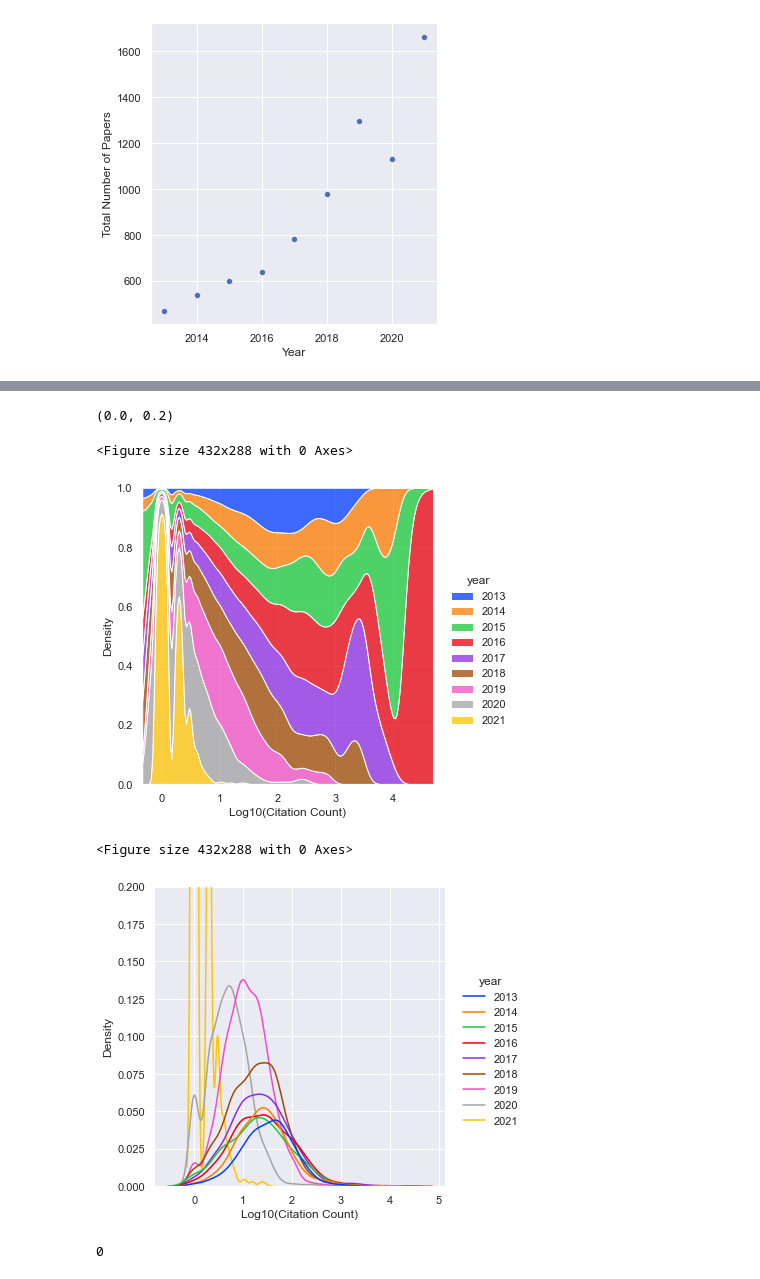
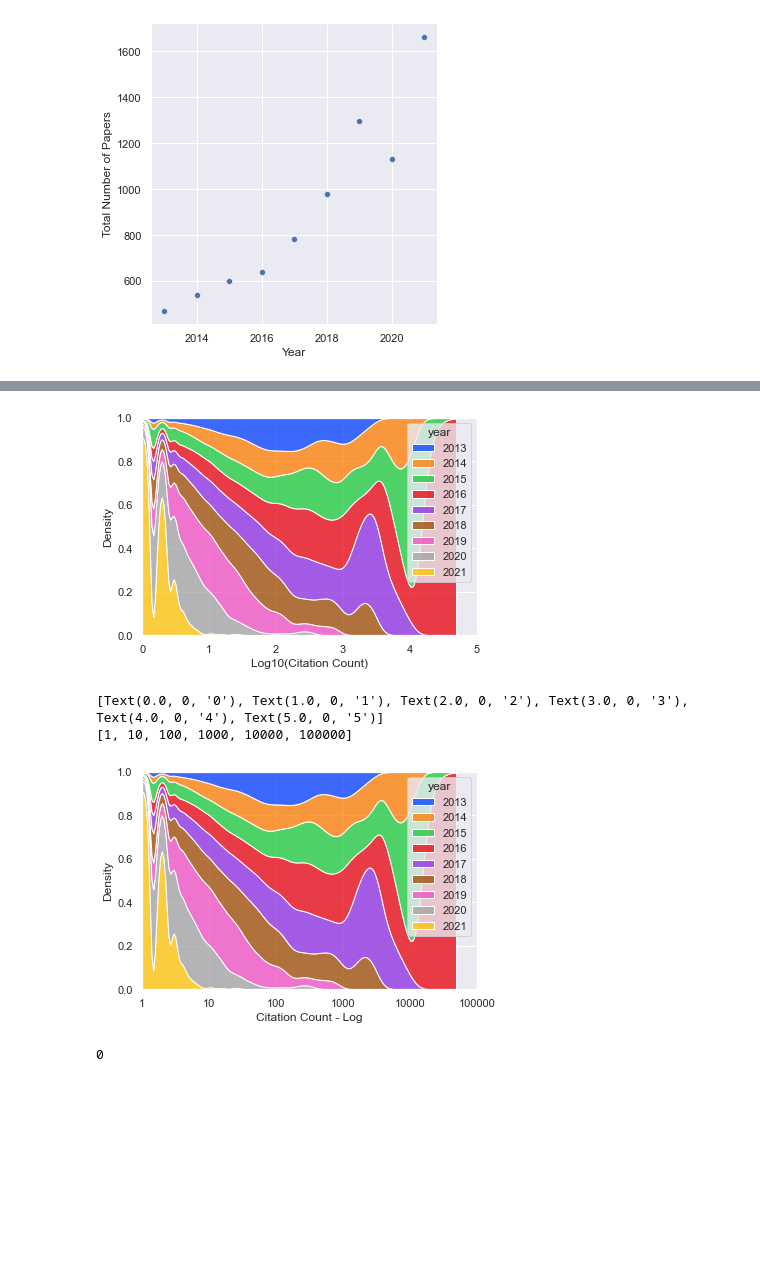
Before and after one commit to velatkilic/CVPR_Paper_Analysis_NLP, a Jupyter notebook: 1_eda_citation_vs_time.ipynb, the cells around one changed output, grey strips where cells are left out. Saved outputs shown, nothing was run; the diff lists cells and outputs as text; code cells hidden in the pictures; blank space fills up the shorter version.

```diff
--- a/1_eda_citation_vs_time.ipynb
+++ b/1_eda_citation_vs_time.ipynb
@@ -97,18 +117,29 @@ sns.ecdfplot(data=df, x="log_citation_count" )
 # %%
-plt.figure()
-sns.displot(data=df, x="log_citation_count", hue="year", kind="kde", multiple="fill", palette=sns.color_palette("bright",9))
+fig, axs = plt.subplots(1,1)
+sns.kdeplot(data=df, x="log_citation_count", hue="year", multiple="fill", palette=sns.color_palette("bright",9), ax=axs)
 plt.xlabel("Log10(Citation Count)")
-
-plt.figure()
-sns.displot(data=df, x="log_citation_count", hue="year", kind="kde", palette=sns.color_palette("bright",9))
-plt.xlabel("Log10(Citation Count)")
-plt.ylim(0, 0.2)
+axs.set_xlim(0, 5)
+locs, labels = plt.xticks()
+plt.show()
+print(labels)
+print([int(10 ** float(i.get_text())) for i in labels])
+# plt.figure()
+# sns.displot(data=df, x="log_citation_count", hue="year", kind="kde", palette=sns.color_palette("bright",9))
+# plt.xlabel("Log10(Citation Count)")
+# plt.ylim(0, 0.2)
 # %% [output]
+[figure, new version]
-(0.0, 0.2)
+[Text(0.0, 0, '0'), Text(1.0, 0, '1'), Text(2.0, 0, '2'), Text(3.0, 0, '3'), Text(4.0, 0, '4'), Text(5.0, 0, '5')]
+[1, 10, 100, 1000, 10000, 100000]
-<Figure size 432x288 with 0 Axes>
-[figure, old version]
-<Figure size 432x288 with 0 Axes>
-[figure, removed]
+# %%
+fig, axs = plt.subplots(1,1)
+sns.kdeplot(data=df, x="log_citation_count", hue="year", multiple="fill", palette=sns.color_palette("bright",9), ax=axs)
+axs.set_xlabel("Citation Count - Log")
+axs.set_xlim(0, 5)
+axs.set(xticklabels=[1, 10, 100, 1000, 10000, 100000])
+plt.show()
+# %% [output]
+[figure, added]
 # %%
 df_1000 = df[df["citation_count"] > 1000]
 df_1000 = df_1000.sort_values(by="citation_count", ascending=False)
```
Also changed, not shown: parts of 6 cells of this notebook, 21 other files.
